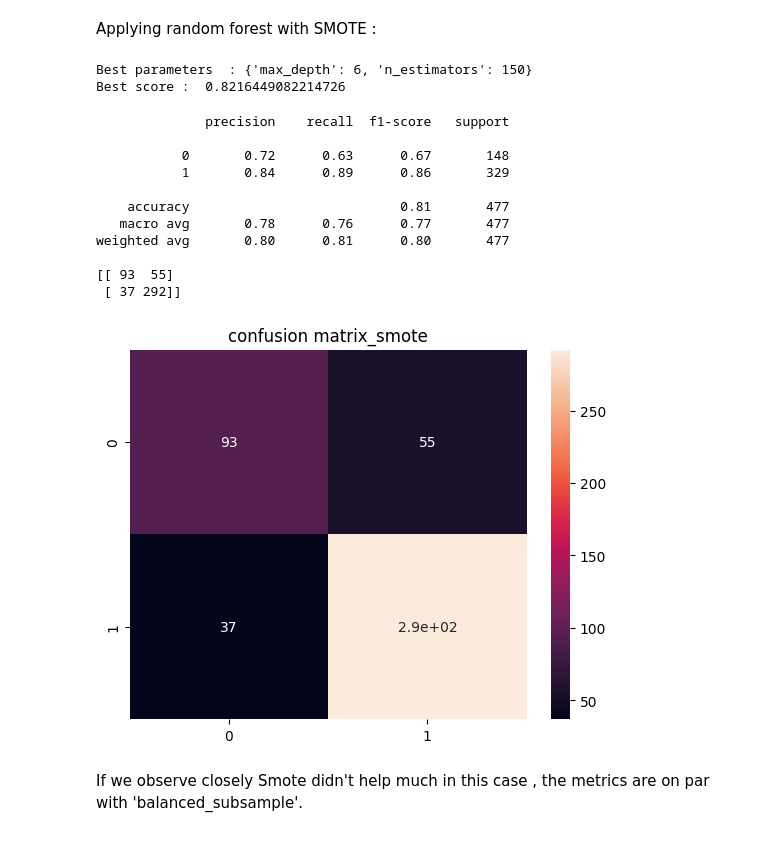
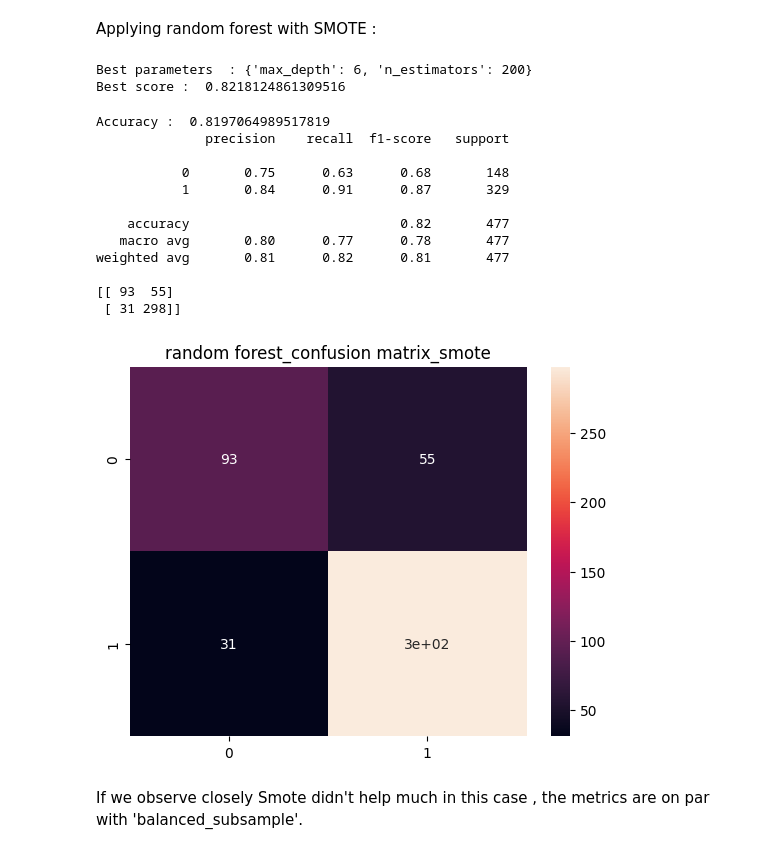
Before and after one commit to mahikshith/AWS-EC2-deployment-of-Ola-driver-churn-prediction-using-ensemble-learning, a Jupyter notebook: Ola_ensemble_mykee.ipynb, the cells around one changed output. Saved outputs shown, nothing was run; the diff lists cells and outputs as text; code cells hidden in the pictures.

```diff
--- a/Ola_ensemble_mykee.ipynb
+++ b/Ola_ensemble_mykee.ipynb
@@ -613,3 +614,21 @@ Random Forest Classifier with different class weight methods with grid search :
 # %%
 # class weights
 from sklearn.utils import class_weight
+# %%
+rf_clf = RandomForestClassifier(class_weight="balanced")
+# grid search for hyperparameter tuning
+param = {'max_depth':[2,3,4,5,6], 'n_estimators':[50,100,150,200]}
+
+from sklearn.model_selection import GridSearchCV
+
+grid = GridSearchCV(rf_clf,param,cv=5,scoring="f1",n_jobs=-1)
+grid.fit(x_train,y_train)
+
+best_clf = grid.best_estimator_
+
+# Train the new model with the best parameters
+best_clf.fit(x_train, y_train)
+
+print( "Best parameters  :", grid.best_params_)
+
+print("Best score : ", grid.best_score_) # f_1 score
@@ -616,5 +667,7 @@ from sklearn.utils import class_weight
 # %%
-rf_clf = RandomForestClassifier(class_weight="balanced")
+# balanced_subsample
+
+rf_clf = RandomForestClassifier(class_weight="balanced_subsample")
 # grid search for hyperparameter tuning
 param = {'max_depth':[2,3,4,5,6], 'n_estimators':[50,100,150,200]}
 
@@ -623,6 +676,10 @@ from sklearn.model_selection import GridSearchCV
 grid = GridSearchCV(rf_clf,param,cv=5,scoring="f1",n_jobs=-1)
 grid.fit(x_train,y_train)
 
+best_clf = grid.best_estimator_
+
+best_clf.fit(x_train, y_train)
+
 print( "Best parameters  :", grid.best_params_)
 
 print("Best score : ", grid.best_score_) # f_1 score
@@ -734,35 +757,44 @@ from sklearn.model_selection import GridSearchCV
 grid = GridSearchCV(rf_clf,param,cv=5,scoring="f1",n_jobs=-1)
 grid.fit(x_train_smote,y_train_smote)
 
+best_clf = grid.best_estimator_
+
+best_clf.fit(x_train_smote, y_train_smote)
+
 print( "Best parameters  :", grid.best_params_)
 
 print("Best score : ", grid.best_score_) # f_1 score
 # %% [output]
-Best parameters  : {'max_depth': 6, 'n_estimators': 150}
-Best score :  0.8216449082214726
+Best parameters  : {'max_depth': 6, 'n_estimators': 200}
+Best score :  0.8218124861309516
 # %%
 # classification report
-y_pred = grid.predict(x_test)
+y_pred = best_clf.predict(x_test)
+
+# print accuracy
+print("Accuracy : ",accuracy_score(y_test,y_pred))
+
 print(classification_report(y_test,y_pred))
 # confusion matrix
 from sklearn.metrics import confusion_matrix
 cm = confusion_matrix(y_test,y_pred)
 print(cm)
-plt.title("confusion matrix_smote")
+plt.title("random forest_confusion matrix_smote")
 sns.heatmap(cm,annot=True)
 plt.show()
 # %% [output]
+Accuracy :  0.8197064989517819
               precision    recall  f1-score   support
 
-           0       0.72      0.63      0.67       148
-           1       0.84      0.89      0.86       329
+           0       0.75      0.63      0.68       148
+           1       0.84      0.91      0.87       329
 
-    accuracy                           0.81       477
-   macro avg       0.78      0.76      0.77       477
-weighted avg       0.80      0.81      0.80       477
+    accuracy                           0.82       477
+   macro avg       0.80      0.77      0.78       477
+weighted avg       0.81      0.82      0.81       477
 
 [[ 93  55]
- [ 37 292]]
+ [ 31 298]]
-[figure, old version]
+[figure, new version]
 # %% [markdown]
 If we observe closely Smote didn't help much in this case , the metrics are on par with 'balanced_subsample'.
```
Also changed, not shown: parts of 19 cells of this notebook.
